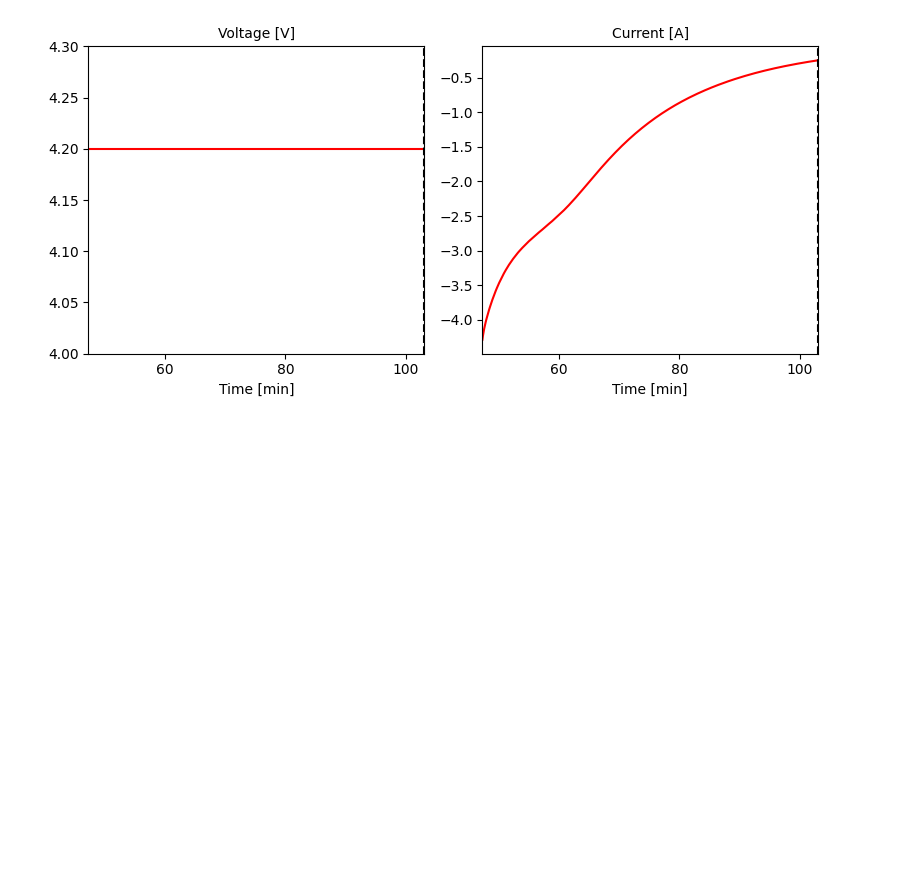
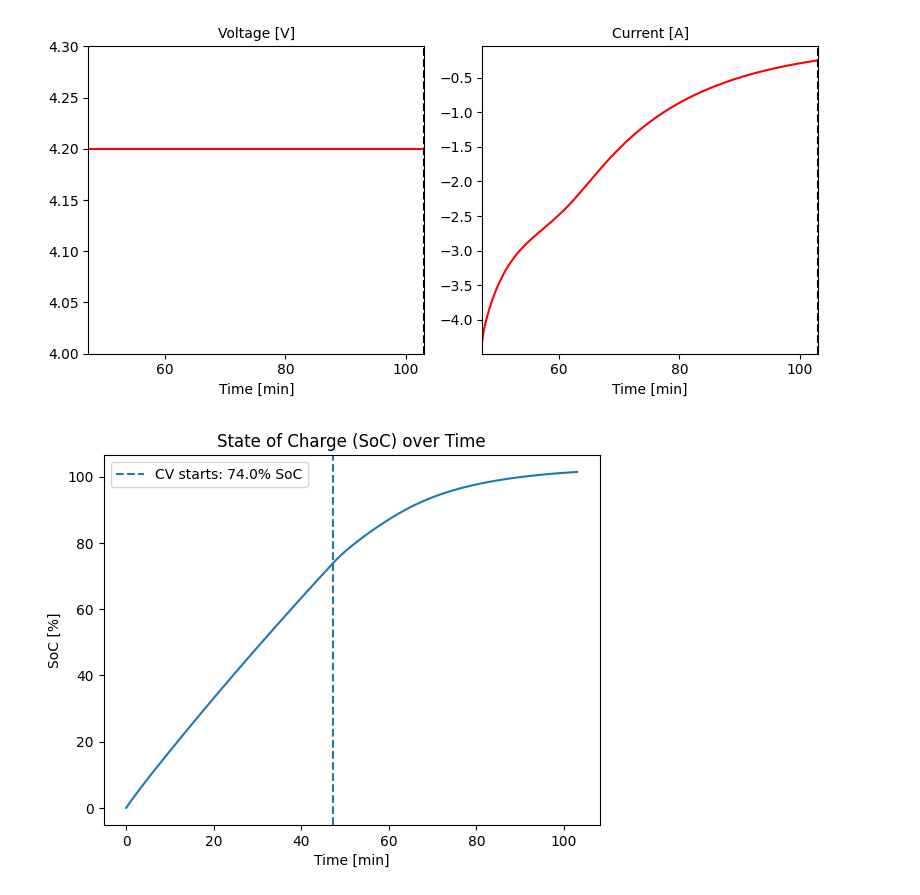
Before and after one commit to halbul01/Pybamm-Samples, a Jupyter notebook: 06_Experiments_1CPCV.ipynb, the cells around one changed output. Cells and saved outputs as stored; diff of their text form; code cells hidden in the pictures; blank space fills up the shorter version.

```diff
--- a/06_Run-Experiments_CPCV.ipynb
+++ b/06_Experiments_1CPCV.ipynb
@@ -9,10 +10,11 @@ import matplotlib.pyplot as plt
 # %%
 parameter_values = pybamm.ParameterValues("Chen2020") #Importing parameter values from the parameter set
 parameter_values.set_initial_state(0); # Set initial state of charge to 0%
+initial_soc = 0;
 # %%
-Vnom = 3.6 # Nominal voltage of the cell
-Qnom = parameter_values["Nominal cell capacity [A.h]"]
-P_1P = Vnom * Qnom # Nominal power of the cell
+V_nom = 3.6 # Nominal voltage of the cell
+Q_nom = parameter_values["Nominal cell capacity [A.h]"]
+P_1P = V_nom * Q_nom # Nominal power of the cell
 print("Nominal power of the cell: ", P_1P, "W")
 # %% [output]
 Nominal power of the cell:  18.0 W
@@ -23,4 +25,4 @@ CPCV_Charging = pybamm.Experiment([
 # %%
 model = pybamm.lithium_ion.DFN() # Create a DFN model
 sim = pybamm.Simulation(model, experiment=CPCV_Charging,parameter_values=parameter_values)
-sim.solve() # Solve the simulation
+sol = sim.solve() # Solve the simulation
@@ -31,6 +31,11 @@ qp = pybamm.QuickPlot(sim.solution,output_variables=["Voltage [V]", "Current [A]
 qp.plot(qp.max_t) # Plot the voltage and current over time for the entire experiment
 # %% [output]
 [figure]
+# %%
+t   = sol["Time [min]"].entries
+soc = (initial_soc - sol["Discharge capacity [A.h]"].entries / Q_nom) * 100
+t_switch   = sol.cycles[0]["Time [min]"].entries[-1]
+soc_switch = np.interp(t_switch, t, soc)
 # %%
 CP_Phase = sim.solution.cycles[0] # Get the constant power phase of the charging cycle with 18W
 qp_CP = pybamm.QuickPlot(CP_Phase,output_variables=["Voltage [V]", "Current [A]"], time_unit="minutes")
@@ -43,3 +48,11 @@ qp_CV = pybamm.QuickPlot(CV_Phase,output_variables=["Voltage [V]", "Current [A]"
 qp_CV.plot(qp_CV.max_t) # Plot the voltage and current over time for the constant voltage with 4.2V
 # %% [output]
 [figure]
+# %%
+plt.plot(t, soc)
+plt.axvline(t_switch, linestyle="--", label=f"CV starts: {soc_switch:.1f}% SoC")
+plt.xlabel("Time [min]"); plt.ylabel("SoC [%]"); plt.legend()
+plt.title("State of Charge (SoC) over Time")
+plt.show()
+# %% [output]
+[figure, added]
```
Also changed, not shown: parts of 3 cells of this notebook, 2 other files.
